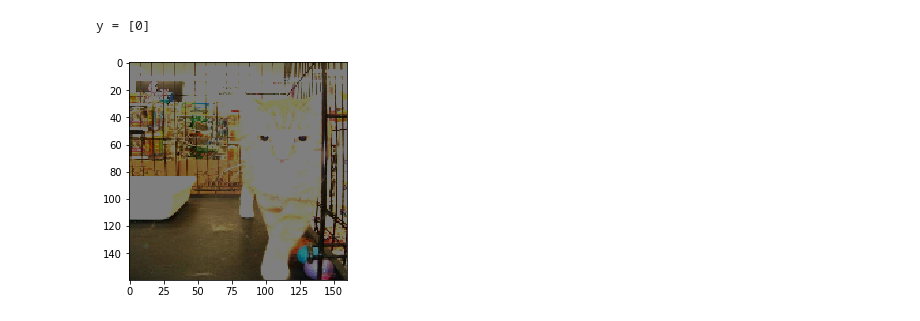
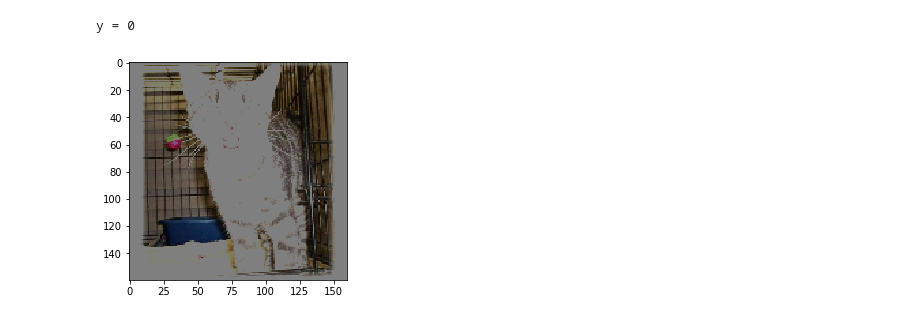
Before and after one commit to thewinterknight14/frost_queen, a Jupyter notebook: cat_vs_dog_classifier.py.ipynb, the cells around one changed output. Cells and saved outputs as stored; diff of their text form; code cells hidden in the pictures.

```diff
--- a/cat_vs_dog_classifier.py.ipynb
+++ b/cat_vs_dog_classifier.py.ipynb
@@ -27,11 +27,11 @@ test_Y is a (12500, 1) array and has 12500 examples
 # %%
 # Example of a picture
-index = 1256
+index = 2238
 plt.imshow(train_X[index])
-print('y = {}' .format(train_Y[index]))
+print('y = {}' .format(train_Y[0,index]))
 # %% [output]
-y = [0]
+y = 0
-[figure, old version]
+[figure, new version]
 # %%
 # Reshaping the training and test examples
 train_X_flatten = train_X.reshape(train_X.shape[0], -1).T     # -1 makes reshape flatten the other dimensions
```
Also changed, not shown: parts of 5 cells of this notebook, 5 other files.
